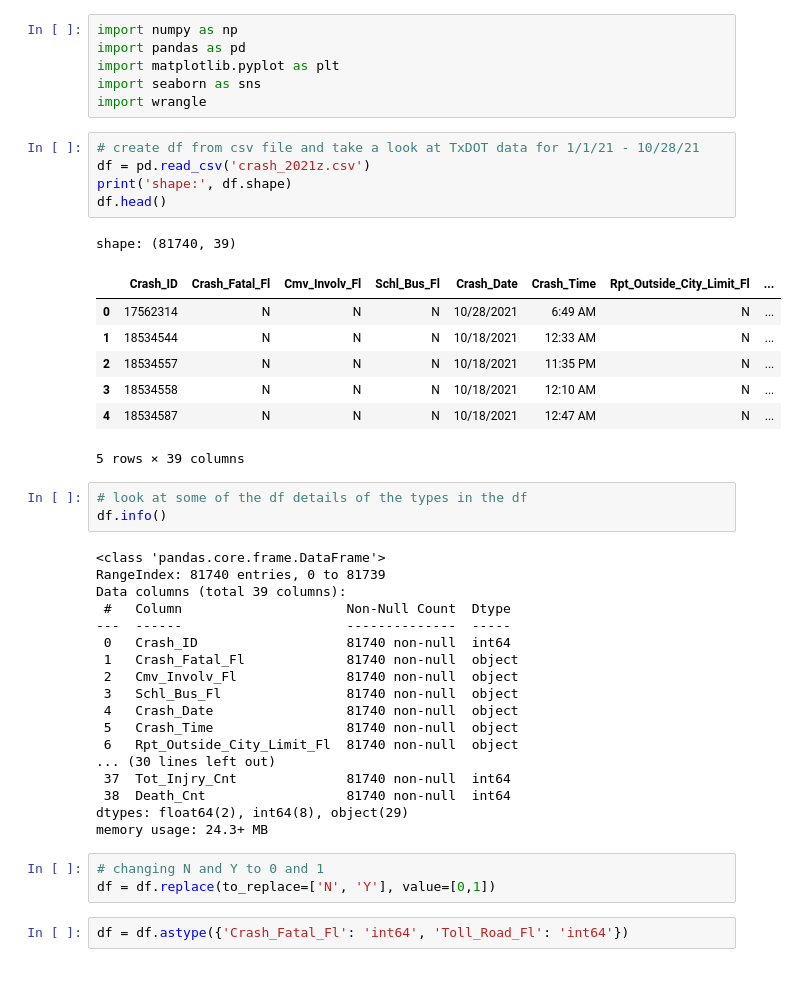
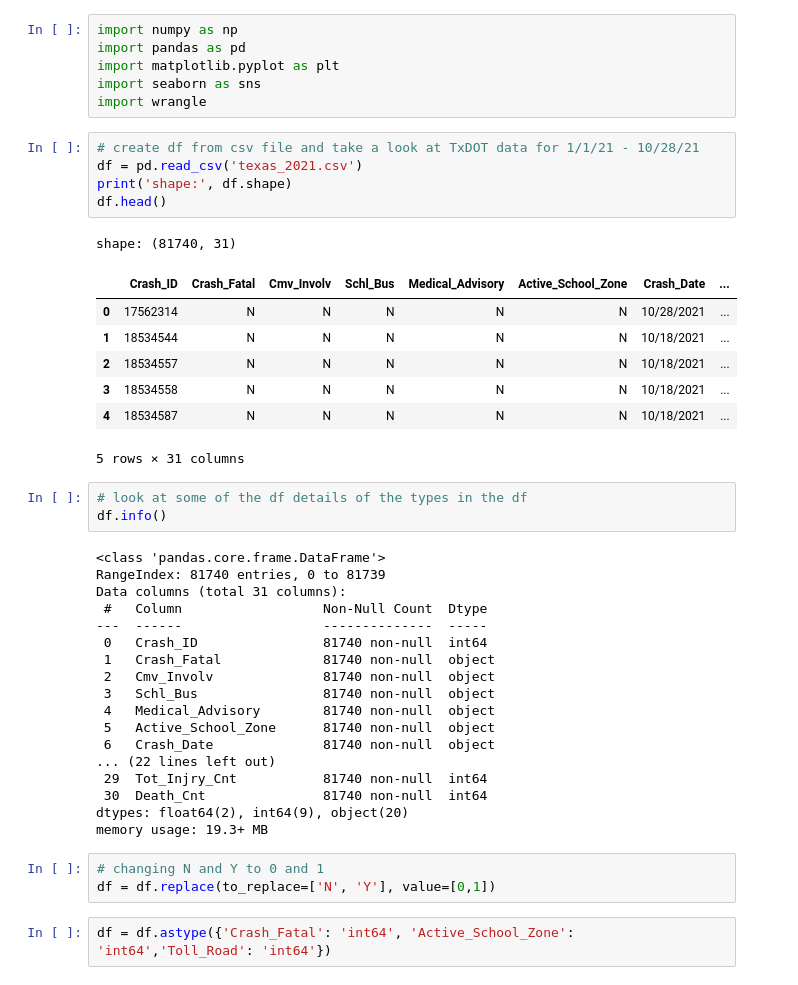
Before and after one commit to randyfrench/texas-motor-vehicle-crashes-2021, a Jupyter notebook: texas_crash_2021.ipynb, the cells around one changed output. Drawn from its saved outputs; the diff is of its cells as text.

```diff
--- a/texas_crash_2021.ipynb
+++ b/texas_crash_2021.ipynb
@@ -6,44 +6,44 @@ import seaborn as sns
 import wrangle
 # %%
 # create df from csv file and take a look at TxDOT data for 1/1/21 - 10/28/21
-df = pd.read_csv('crash_2021z.csv')
+df = pd.read_csv('texas_2021.csv')
 print('shape:', df.shape)
 df.head()
 # %% [output]
-shape: (81740, 39)
+shape: (81740, 31)
-|  | Crash_ID | Crash_Fatal_Fl | Cmv_Involv_Fl | Schl_Bus_Fl | Crash_Date | Crash_Time | Rpt_Outside_City_Limit_Fl | ... |
-| 0 | 17562314 | N | N | N | 10/28/2021 | 6:49 AM | N | ... |
-| 1 | 18534544 | N | N | N | 10/18/2021 | 12:33 AM | N | ... |
-| 2 | 18534557 | N | N | N | 10/18/2021 | 11:35 PM | N | ... |
-| 3 | 18534558 | N | N | N | 10/18/2021 | 12:10 AM | N | ... |
-| 4 | 18534587 | N | N | N | 10/18/2021 | 12:47 AM | N | ... |
+|  | Crash_ID | Crash_Fatal | Cmv_Involv | Schl_Bus | Medical_Advisory | Active_School_Zone | Crash_Date | ... |
+| 0 | 17562314 | N | N | N | N | N | 10/28/2021 | ... |
+| 1 | 18534544 | N | N | N | N | N | 10/18/2021 | ... |
+| 2 | 18534557 | N | N | N | N | N | 10/18/2021 | ... |
+| 3 | 18534558 | N | N | N | N | N | 10/18/2021 | ... |
+| 4 | 18534587 | N | N | N | N | N | 10/18/2021 | ... |
-5 rows × 39 columns
+5 rows × 31 columns
 # %%
 # look at some of the df details of the types in the df
 df.info()
 # %% [output]
 <class 'pandas.core.frame.DataFrame'>
 RangeIndex: 81740 entries, 0 to 81739
-Data columns (total 39 columns):
- #   Column                     Non-Null Count  Dtype
----  ------                     --------------  -----
- 0   Crash_ID                   81740 non-null  int64
- 1   Crash_Fatal_Fl             81740 non-null  object
- 2   Cmv_Involv_Fl              81740 non-null  object
- 3   Schl_Bus_Fl                81740 non-null  object
- 4   Crash_Date                 81740 non-null  object
- 5   Crash_Time                 81740 non-null  object
- 6   Rpt_Outside_City_Limit_Fl  81740 non-null  object
-... (30 lines left out)
- 37  Tot_Injry_Cnt              81740 non-null  int64
- 38  Death_Cnt                  81740 non-null  int64
-dtypes: float64(2), int64(8), object(29)
-memory usage: 24.3+ MB
+Data columns (total 31 columns):
+ #   Column                  Non-Null Count  Dtype
+---  ------                  --------------  -----
+ 0   Crash_ID                81740 non-null  int64
+ 1   Crash_Fatal             81740 non-null  object
+ 2   Cmv_Involv              81740 non-null  object
+ 3   Schl_Bus                81740 non-null  object
+ 4   Medical_Advisory        81740 non-null  object
+ 5   Active_School_Zone      81740 non-null  object
+ 6   Crash_Date              81740 non-null  object
+... (22 lines left out)
+ 29  Tot_Injry_Cnt           81740 non-null  int64
+ 30  Death_Cnt               81740 non-null  int64
+dtypes: float64(2), int64(9), object(20)
+memory usage: 19.3+ MB
 # %%
 # changing N and Y to 0 and 1
 df = df.replace(to_replace=['N', 'Y'], value=[0,1])
 # %%
-df = df.astype({'Crash_Fatal_Fl': 'int64', 'Toll_Road_Fl': 'int64'})
+df = df.astype({'Crash_Fatal': 'int64', 'Active_School_Zone': 'int64','Toll_Road': 'int64'})
 # %%
 df.info()
 # %% [output]
```
Also changed, not shown: parts of 7 cells of this notebook.
